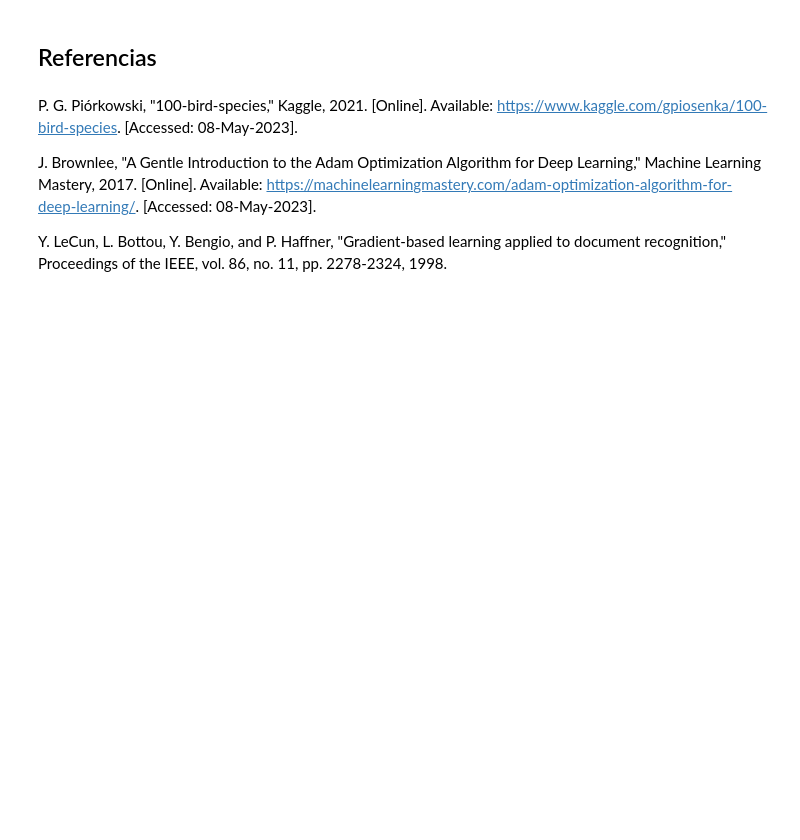
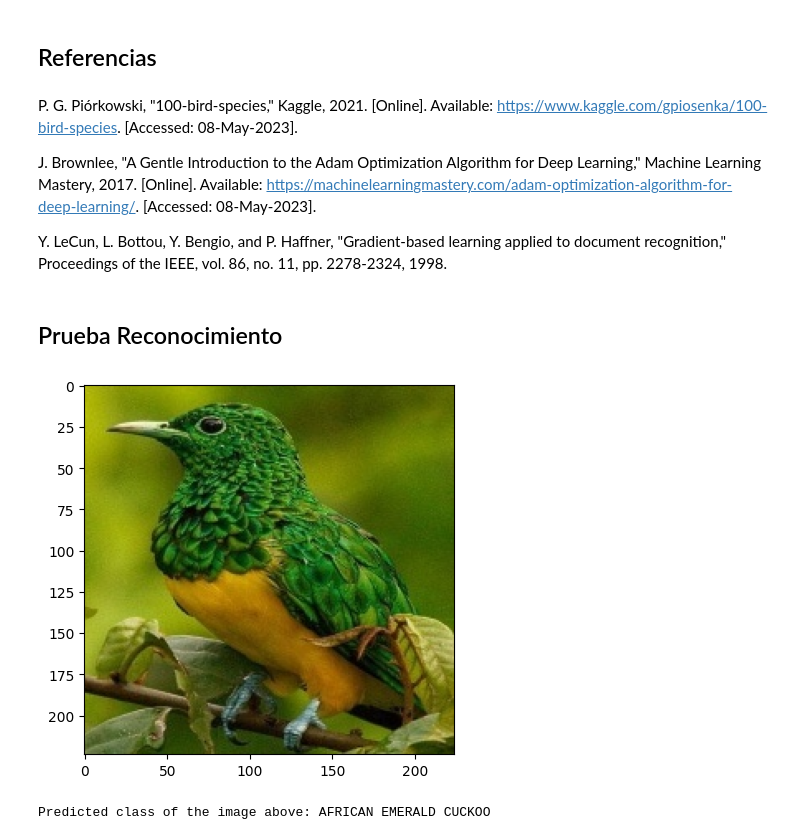
Before and after one commit to fvives99/IA, a Jupyter notebook: TP03/TP03_1.ipynb, the cells around one changed output. Cells and saved outputs as stored; diff of their text form; code cells hidden in the pictures; blank space fills up the shorter version.

```diff
--- a/TP03/TP03_1.ipynb
+++ b/TP03/TP03_1.ipynb
@@ -790,3 +808,53 @@ P. G. Piórkowski, "100-bird-species," Kaggle, 2021. [Online]. Available: https:
 J. Brownlee, "A Gentle Introduction to the Adam Optimization Algorithm for Deep Learning," Machine Learning Mastery, 2017. [Online]. Available: https://machinelearningmastery.com/adam-optimization-algorithm-for-deep-learning/. [Accessed: 08-May-2023].
 
 Y. LeCun, L. Bottou, Y. Bengio, and P. Haffner, "Gradient-based learning applied to document recognition," Proceedings of the IEEE, vol. 86, no. 11, pp. 2278-2324, 1998.
+# %% [markdown]
+## Prueba Reconocimiento
+# %%
+import torch
+import torchvision.transforms as transforms
+from PIL import Image
+import matplotlib.pyplot as plt
+from PIL import Image
+
+# Cargar la imagen y transformarla
+img = Image.open("/mnt/c/Users/fvive/Desktop/SEG1/1.jpg")
+
+# Mostrar la imagen
+def imshow(img):
+    img = np.array(img) / 255.0  # Convertir la imagen a arreglo numpy
+    plt.imshow(img)
+    plt.show()
+
+imshow(img)
+
+# Aplicar las transformaciones
+transform = transforms.Compose([
+    transforms.Resize((32, 32)),
+    transforms.ToTensor(),
+    transforms.Normalize((0.5, 0.5, 0.5), (0.5, 0.5, 0.5))
+])
+img_tensor = transform(img)
+
+# Agregar a dimensión de lote
+img_tensor = img_tensor.unsqueeze(0)
+
+# Modelo en modo de evaluación
+net.eval()
+
+# Pasar la imagen a través del modelo
+with torch.no_grad():
+    outputs = net(img_tensor)
+
+# Obtener el índice predicho
+_, predicted = torch.max(outputs.data, 1)
+predicted_class_index = predicted.item()
+
+# Obtener el nombre predicho
+predicted_class_name = class_names[predicted_class_index]
+
+# Imprimir el nombre de clase predicho
+print("Predicted class of the image above: {}".format(predicted_class_name))
+# %% [output]
+[figure, added]
+Predicted class of the image above: AFRICAN EMERALD CUCKOO
```
Also changed, not shown: parts of 12 cells of this notebook, 1 other file.
